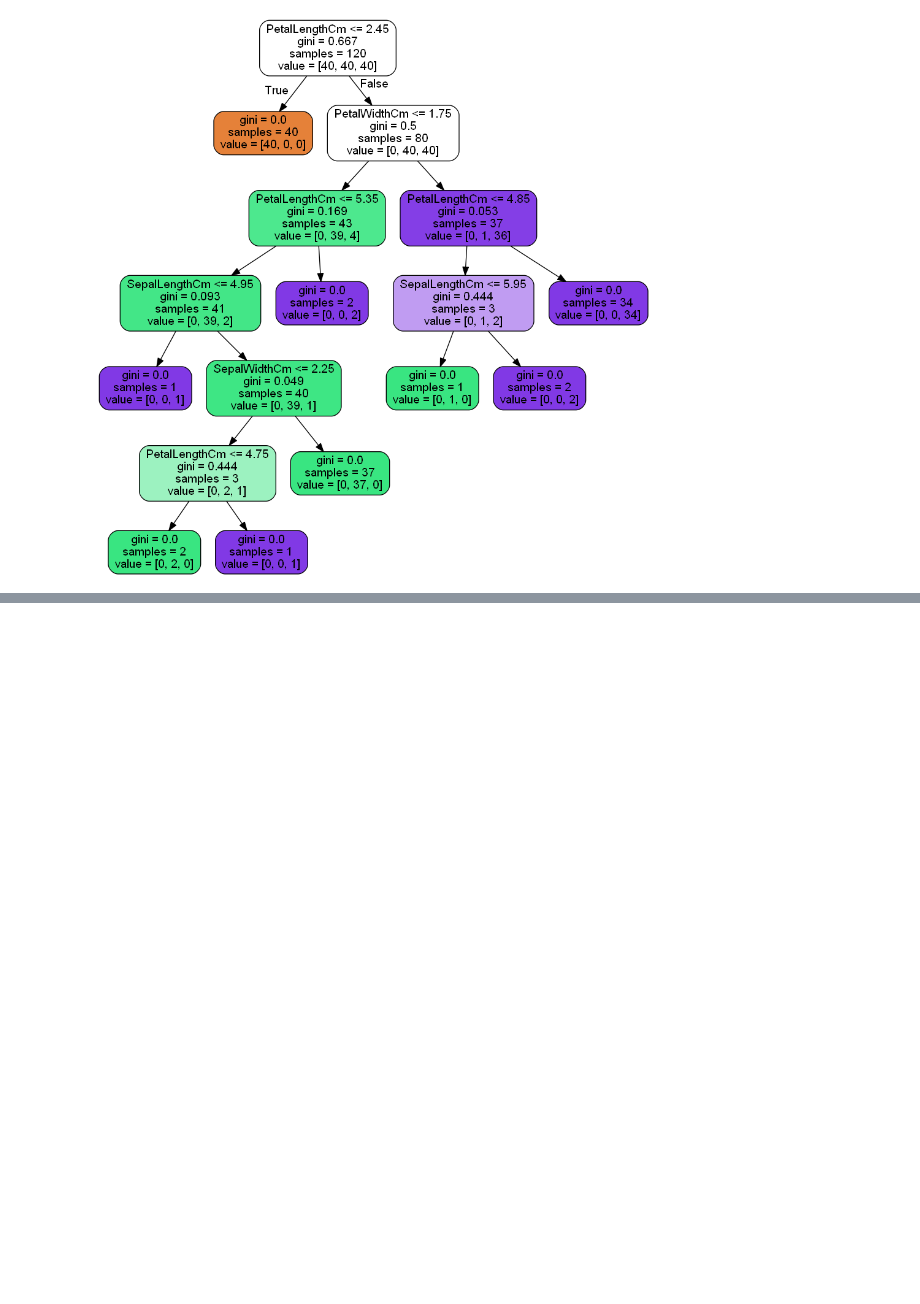
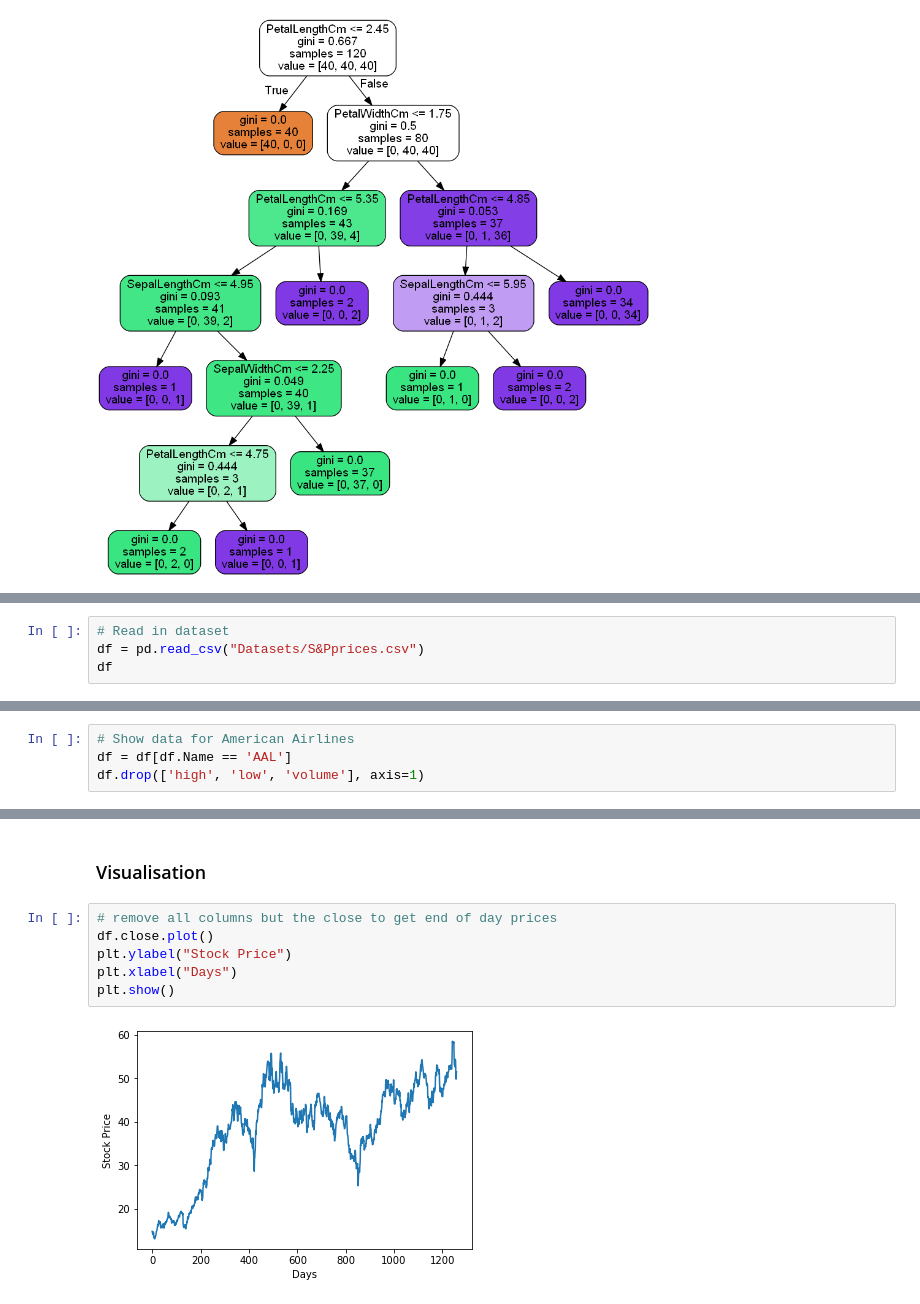
Before and after one commit to EndaGoggin/Emerging_Technologies, a Jupyter notebook: scikit-learn.ipynb, the cells around one changed output, grey strips where cells are left out. Drawn from its saved outputs; the diff is of its cells as text; blank space fills up the shorter version.

Commit message:
Added regression section for S&P stock prices

```diff
--- a/scikit-learn.ipynb
+++ b/scikit-learn.ipynb
@@ -254,0 +278,4 @@ Image(graph.create_png())
+# %%
+# Read in dataset
+df = pd.read_csv("Datasets/S&Pprices.csv")
+df
@@ -254,0 +296,4 @@ Image(graph.create_png())
+# %%
+# Show data for American Airlines
+df = df[df.Name == 'AAL']
+df.drop(['high', 'low', 'volume'], axis=1)
@@ -254,0 +314,10 @@ Image(graph.create_png())
+# %% [markdown]
+### Visualisation
+# %%
+# remove all columns but the close to get end of day prices
+df.close.plot()
+plt.ylabel("Stock Price")
+plt.xlabel("Days")
+plt.show()
+# %% [output]
+[figure, added]
```
Also changed, not shown: parts of 15 cells of this notebook, 1 other file.
